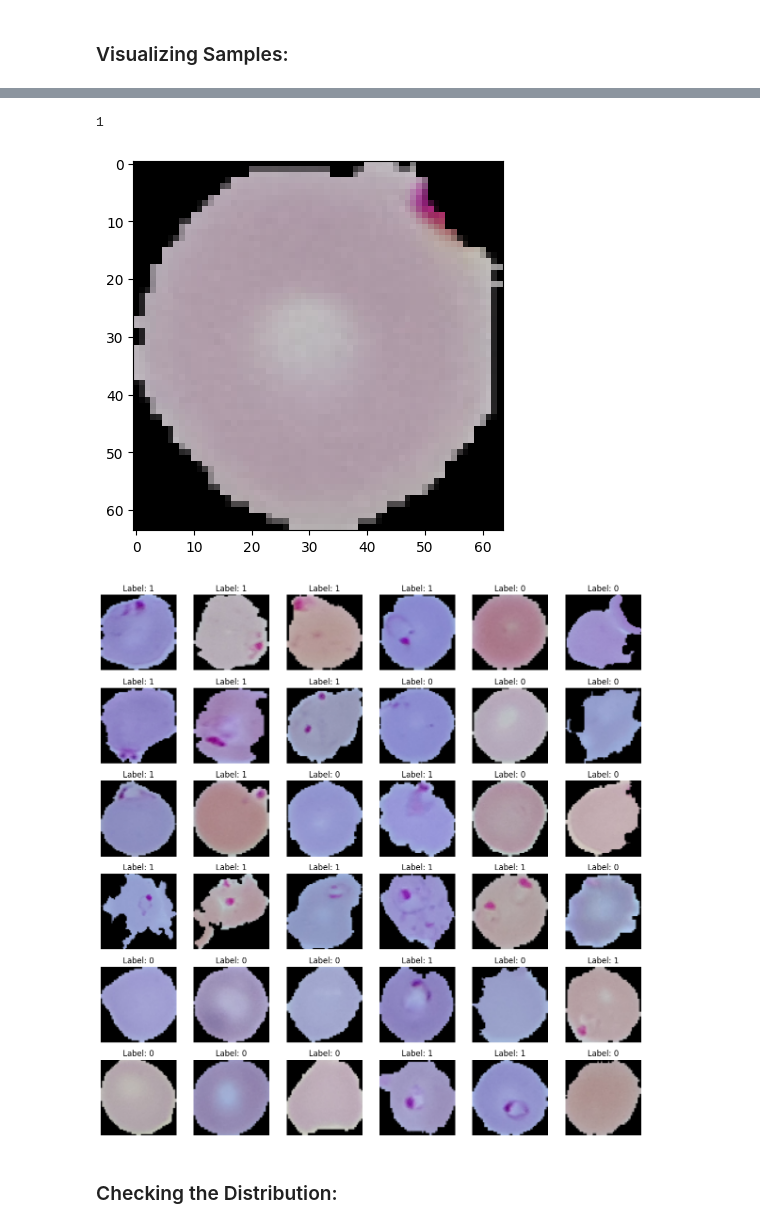
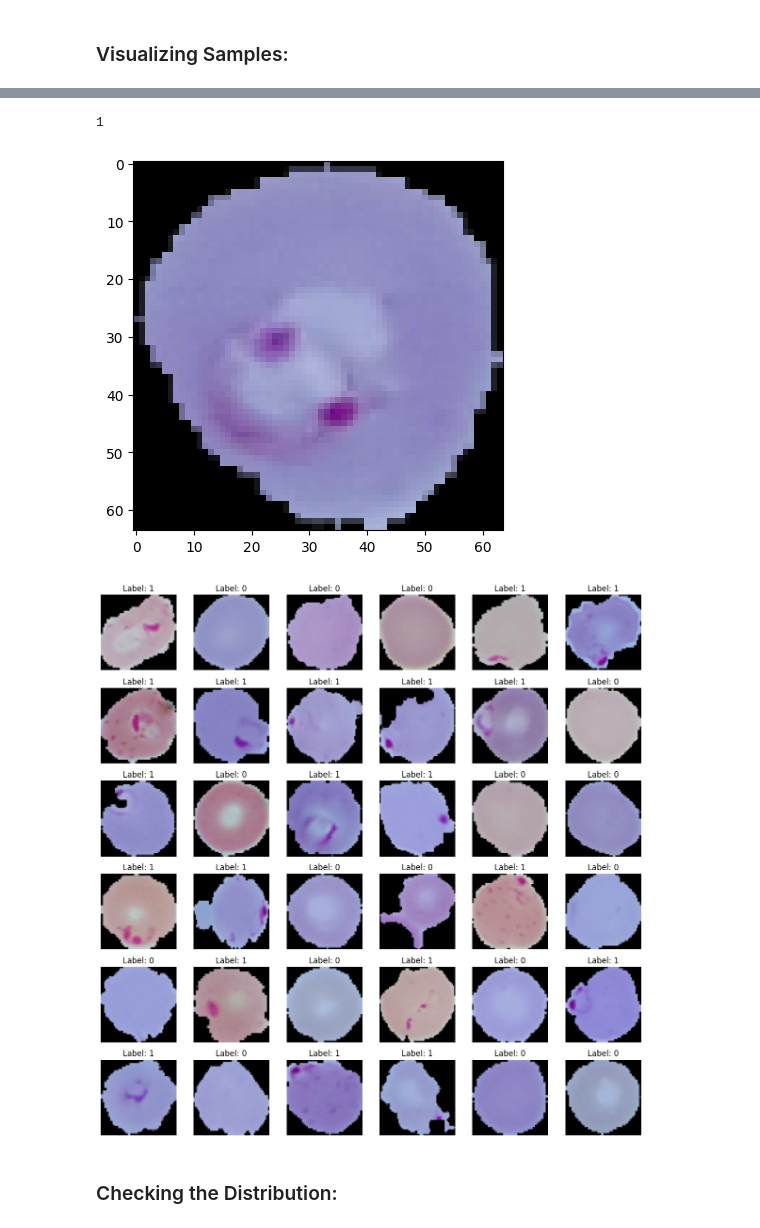
Before and after one commit to Roldao-Neto/Malaria-Detection-on-Raspberry-Pi-Zero-2W, a Jupyter notebook: model_dev.ipynb, the cells around one changed output, grey strips where cells are left out. Drawn from its saved outputs; the diff is of its cells as text; code cells hidden in the pictures.

```diff
--- a/model_dev.ipynb
+++ b/model_dev.ipynb
@@ -138,0 +121,3 @@ print(x_train.shape, y_train.shape, x_test.shape, y_test.shape)
+# %%
+for i in range(10):
+    print(temp[i][0].shape, temp[i][1])
@@ -138,0 +135,3 @@ print(x_train.shape, y_train.shape, x_test.shape, y_test.shape)
+# %%
+for i in range(10):
+    print(temp[len(temp)-1-i][0].shape, temp[len(temp)-1-i][1])
@@ -138,0 +149,3 @@ print(x_train.shape, y_train.shape, x_test.shape, y_test.shape)
+# %%
+X = np.array([item[0] for item in temp])
+y = np.array([item[1] for item in temp])
@@ -138,0 +156,2 @@ print(x_train.shape, y_train.shape, x_test.shape, y_test.shape)
+# %%
+X_train, X_test, y_train, y_test = train_test_split(X, y, test_size=0.2, random_state=42)
@@ -159,28 +188,28 @@ print(y_test[0])
 # %%
-plt.imshow(x_test[1])
+plt.imshow(X_test[1])
 print(y_test[1])
 # %% [output]
 1
-[figure, old version]
+[figure, new version]
 # %%
 plt.figure(figsize=(12, 12))
 
 for i in range(18):
     plt.subplot(6, 6, i + 1)
-    plt.imshow(x_train[i])
+    plt.imshow(X_train[i])
     plt.title(f"Label: {y_train[i]}")
     plt.axis('off')
 
 for i in range(18):
     plt.subplot(6, 6, 18 + i + 1)
-    plt.imshow(x_train[-(18 - i)])
+    plt.imshow(X_train[-(18 - i)])
     plt.title(f"Label: {y_train[-(18 - i)]}")
     plt.axis('off')
 
 plt.tight_layout()
 plt.show()
 # %% [output]
-[figure, old version]
+[figure, new version]
 # %% [markdown]
 ### Checking the Distribution:
 # %%
```
Also changed, not shown: parts of 49 cells of this notebook, 2 other files.
